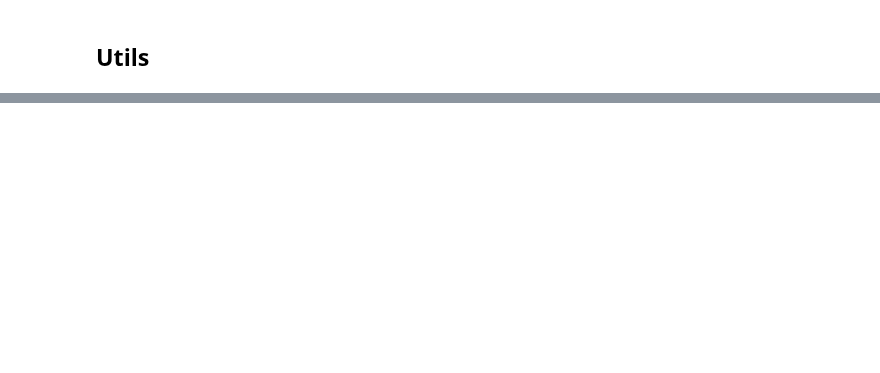
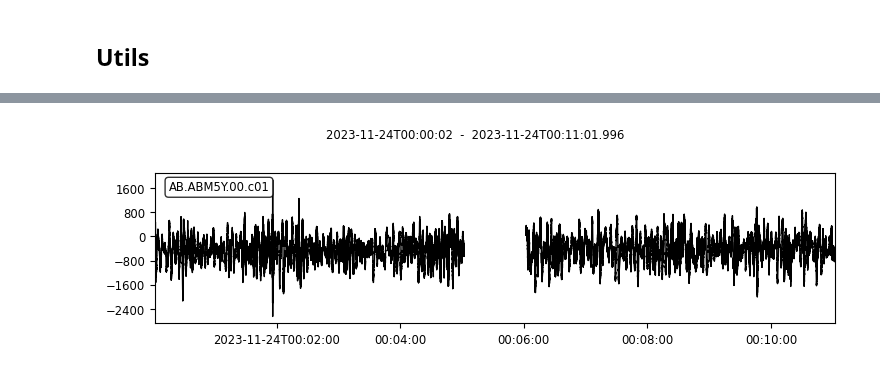
Before and after one commit to SubSurfObs/sudspy, a Jupyter notebook: notebooks/test_functions.ipynb, the cells around one changed output, grey strips where cells are left out. Drawn from its saved outputs; the diff is of its cells as text; code cells hidden in the pictures; blank space fills up the shorter version.

```diff
--- a/notebooks/test_functions.ipynb
+++ b/notebooks/test_functions.ipynb
@@ -92,3 +151,5 @@ Pick
+# %%
+st = sudspy.read_suds_stream("../data/multi_files/combined.sud", default_location="00")
 # %%
 %%time
 # --- build merged 3C stream ---
@@ -101,11 +162,11 @@ for ch in chans:
     traces = [tr for tr in st if tr.stats.channel.strip() == ch]
     if not traces:
         continue
-    merged += fast_merge_safe(
+    merged += fast_merge(
                 traces,
                 gap_fill="nan",
                 overlap="trim",
             )
 
-merged.write("fast_merge_safe.mseed", format="MSEED")
+#merged.write("../data/fast_merge_safe.mseed", format="MSEED")
 # %% [output]
@@ -112,0 +175,4 @@ NameError: name 'Stream' is not defined
+# %%
+merged[0].plot();
+# %% [output]
+[figure, added]
```
Also changed, not shown: parts of 14 cells of this notebook, 14 other files.
